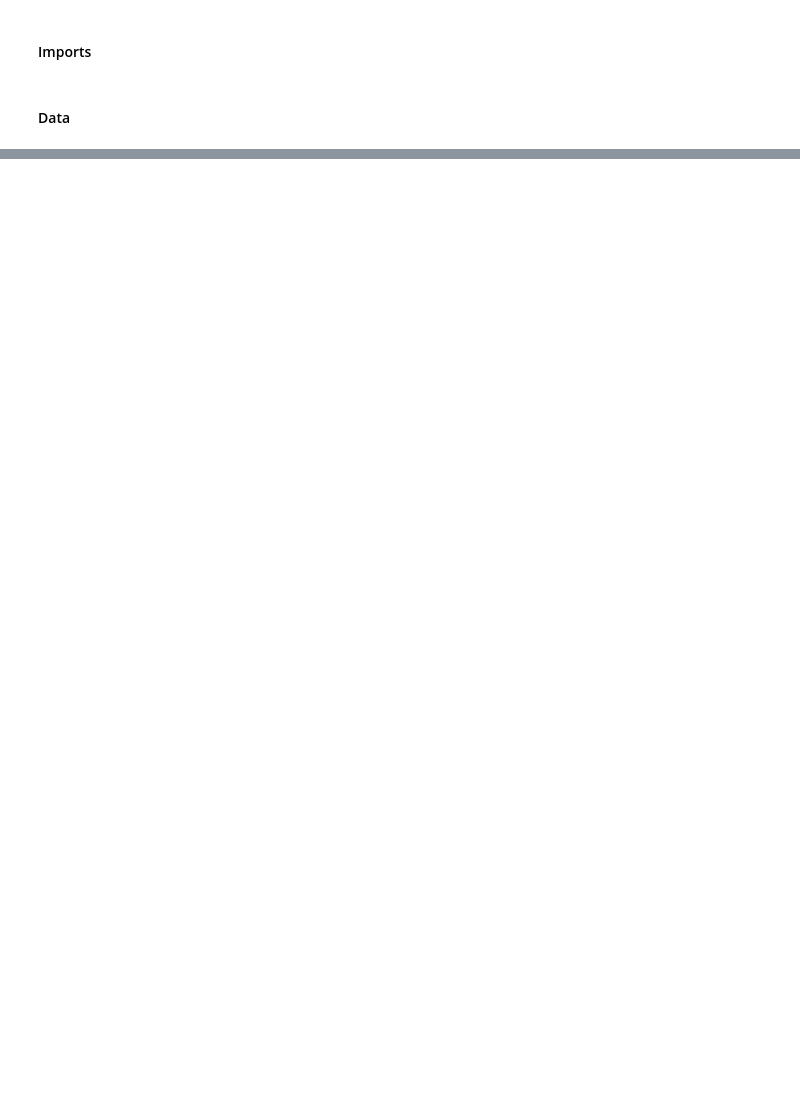
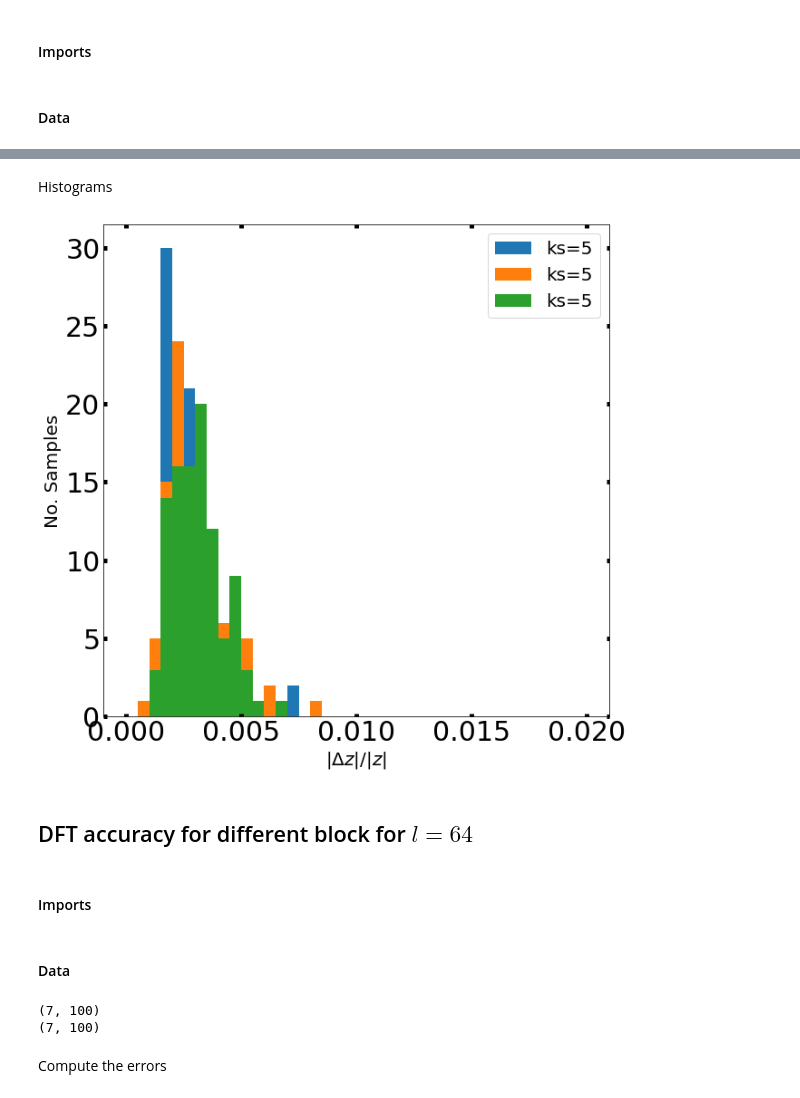
Before and after one commit to emacosta95/dft_for_ising, a Jupyter notebook: dft_ising_2nn_analysis.ipynb, the cells around one changed output, grey strips where cells are left out. Saved outputs shown, nothing was run; the diff lists cells and outputs as text; code cells hidden in the pictures; blank space fills up the shorter version.

```diff
--- a/dft_ising_2nn_analysis.ipynb
+++ b/dft_ising_2nn_analysis.ipynb
@@ -420,0 +134,24 @@ plt.show()
+# %% [markdown]
+Histograms
+# %%
+plt.figure(figsize=(10,10))
+for i in range(1,4):
+    plt.hist(dz[i],bins=40,label=f'ks={ks[i]}',range=(0,0.02))
+plt.xlabel(r'$|\Delta z|/|z|$',fontsize=20)
+plt.legend(fontsize=20)
+plt.ylabel('No. Samples',fontsize=20)
+plt.tick_params(
+            top=True,
+            right=True,
+            labeltop=False,
+            labelright=False,
+            direction="in",
+            labelsize=30,
+            width=5,
+        )
+# %% [output]
+[figure, added]
+# %% [markdown]
+## DFT accuracy for different block for $l=64$
+# %% [markdown]
+#### Imports
@@ -420,0 +168,2 @@ plt.show()
+# %% [markdown]
+#### Data
@@ -420,0 +216,8 @@ plt.show()
+# %%
+print(min_engs.shape)
+print(gs_engs.shape)
+# %% [output]
+(7, 100)
+(7, 100)
+# %% [markdown]
+Compute the errors
```
Also changed, not shown: parts of 146 cells of this notebook, 13 other files.
